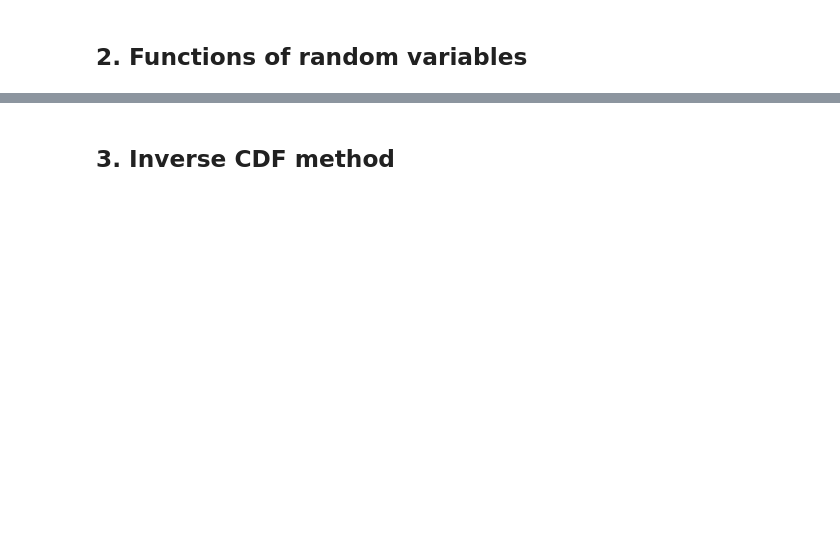
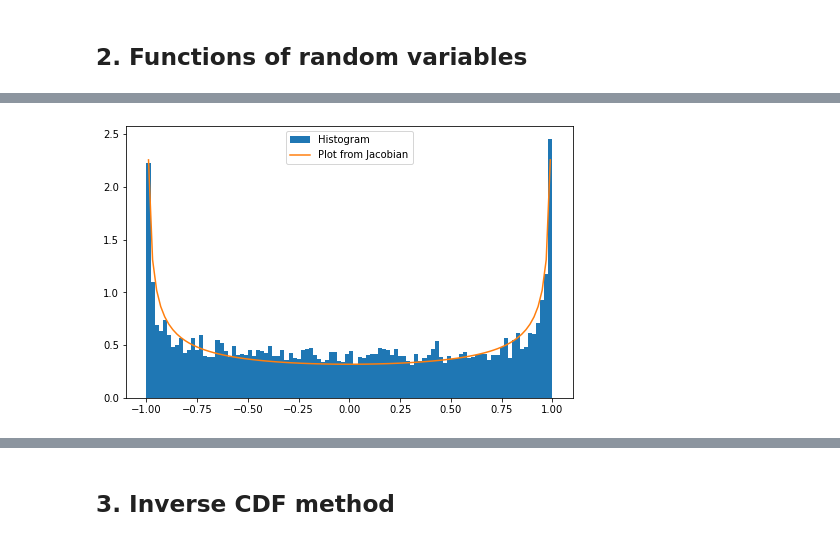
Before and after one commit to paopaoch/3rd-Year-Projects, a Jupyter notebook: 3f3_random_variable/3F3_main.ipynb, the cells around one changed output, grey strips where cells are left out. Cells and saved outputs as stored; diff of their text form; code cells hidden in the pictures; blank space fills up the shorter version.

```diff
--- a/3f3_random_variable/3F3_main.ipynb
+++ b/3f3_random_variable/3F3_main.ipynb
@@ -252,0 +306,34 @@ plt.show()
+# %%
+bins = 100
+n = 10000
+# a = 2
+# mu = 10
+# b = np.full(n, mu)
+
+
+# Plot normal distribution
+fig, ax = plt.subplots(1)
+fig.set_size_inches(8, 5)
+# Plot transformed distribution
+x = np.random.randn(n)
+x1 = np.sin(x)
+ax.hist(x1, bins=bins, density=True, label="Histogram")
+
+def not_gaussian(x):
+    # print(type(x))
+    if x == 0:
+        return 1/(2*math.pi)
+    else:
+        return 1/(math.pi*abs(math.cos(math.asin(x))))
+
+x_values = np.linspace(-0.99, 0.99, 100)
+y = np.array([not_gaussian(i) for i in x_values])
+ax.plot(x_values, y, label="Plot from Jacobian")
+plt.legend()
+
+if SAVE:
+    fig.savefig(f'2_normal_jacobian_x_squared.png', dpi=fig.dpi)
+
+plt.show()
+# %% [output]
+[figure, added]
```
Also changed, not shown: parts of 11 cells of this notebook, 3 other files.
